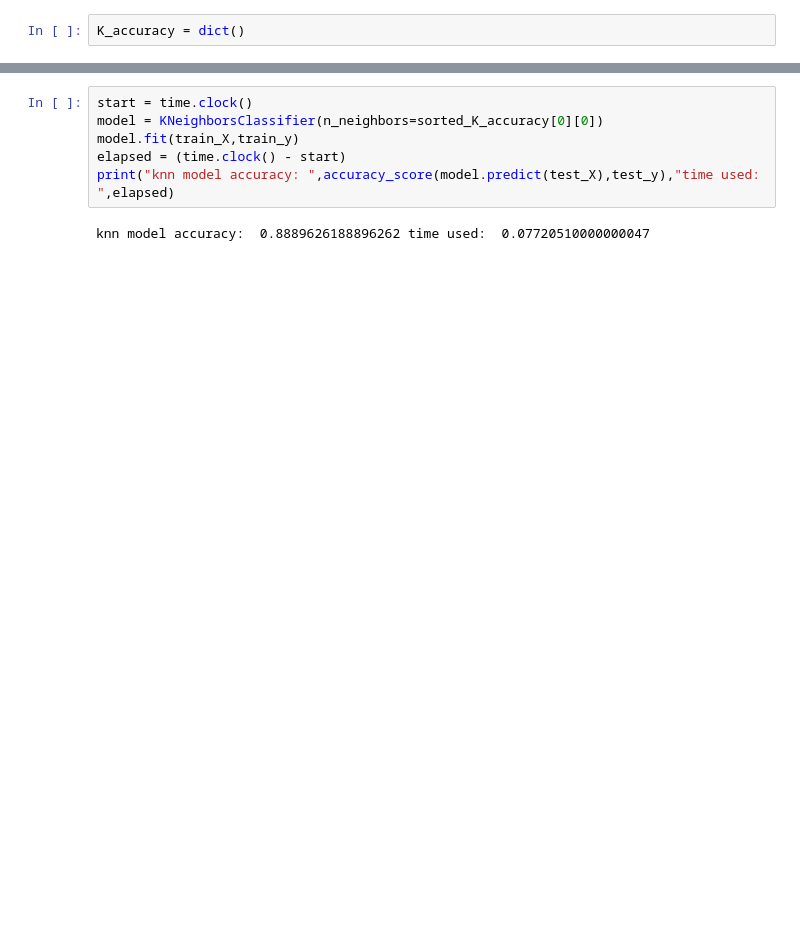
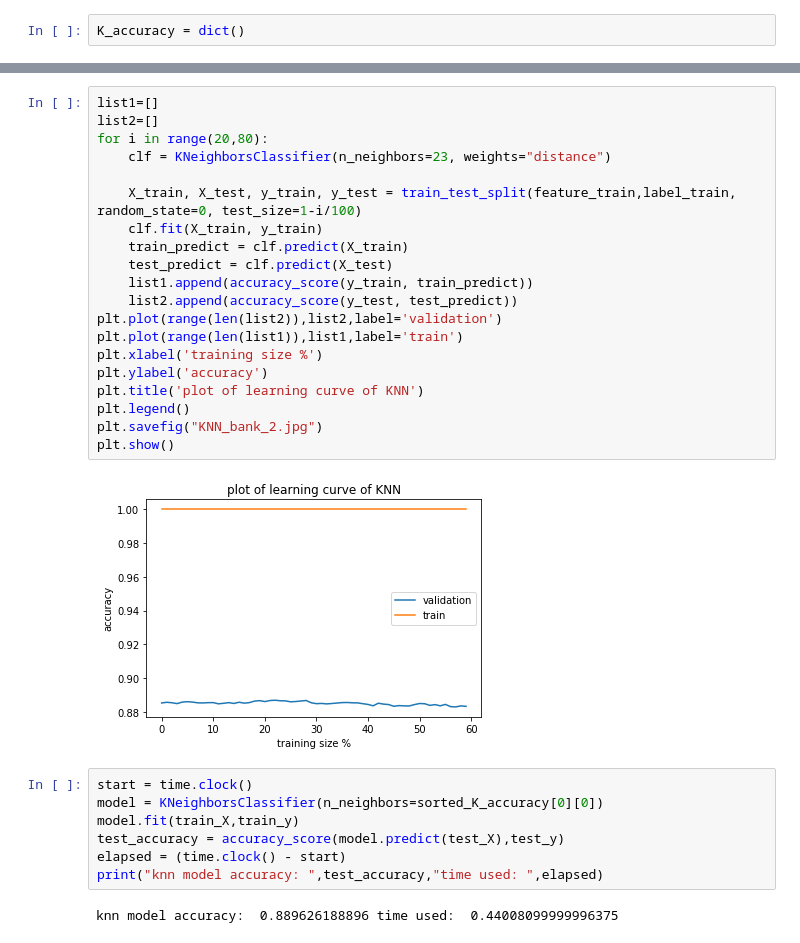
Before and after one commit to Jimmymiji/CS-4641, a Jupyter notebook: Assignment1/KNN-bank.ipynb, the cells around one changed output, grey strips where cells are left out. Cells and saved outputs as stored; diff of their text form; blank space fills up the shorter version.

```diff
--- a/Assignment1/KNN-bank.ipynb
+++ b/Assignment1/KNN-bank.ipynb
@@ -93,8 +101,31 @@ k =  1  accuracy =  0.8512579485761681
+# %%
+list1=[]
+list2=[]
+for i in range(20,80):
+    clf = KNeighborsClassifier(n_neighbors=23, weights="distance")
+
+    X_train, X_test, y_train, y_test = train_test_split(feature_train,label_train, random_state=0, test_size=1-i/100)
+    clf.fit(X_train, y_train)
+    train_predict = clf.predict(X_train)
+    test_predict = clf.predict(X_test)
+    list1.append(accuracy_score(y_train, train_predict))
+    list2.append(accuracy_score(y_test, test_predict))
+plt.plot(range(len(list2)),list2,label='validation')
+plt.plot(range(len(list1)),list1,label='train')
+plt.xlabel('training size %')
+plt.ylabel('accuracy')
+plt.title('plot of learning curve of KNN')
+plt.legend()
+plt.savefig("KNN_bank_2.jpg")
+plt.show()
+# %% [output]
+[figure, added]
 # %%
 start = time.clock()
 model = KNeighborsClassifier(n_neighbors=sorted_K_accuracy[0][0])
 model.fit(train_X,train_y)
+test_accuracy = accuracy_score(model.predict(test_X),test_y)
 elapsed = (time.clock() - start)
-print("knn model accuracy: ",accuracy_score(model.predict(test_X),test_y),"time used: ",elapsed)
+print("knn model accuracy: ",test_accuracy,"time used: ",elapsed)
 # %% [output]
-knn model accuracy:  0.8889626188896262 time used:  0.07720510000000047
+knn model accuracy:  0.889626188896 time used:  0.44008099999996375
```
Also changed, not shown: parts of 5 cells of this notebook, 35 other files.
